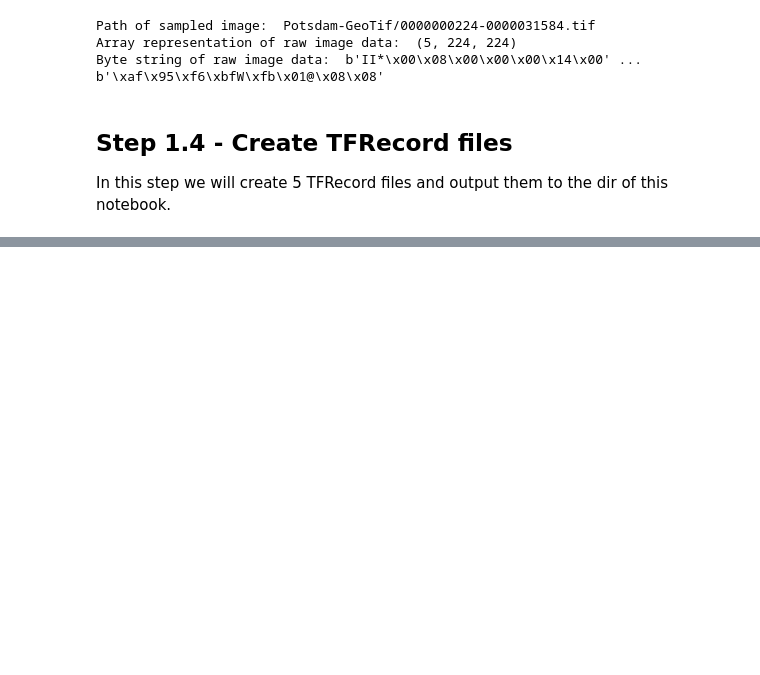
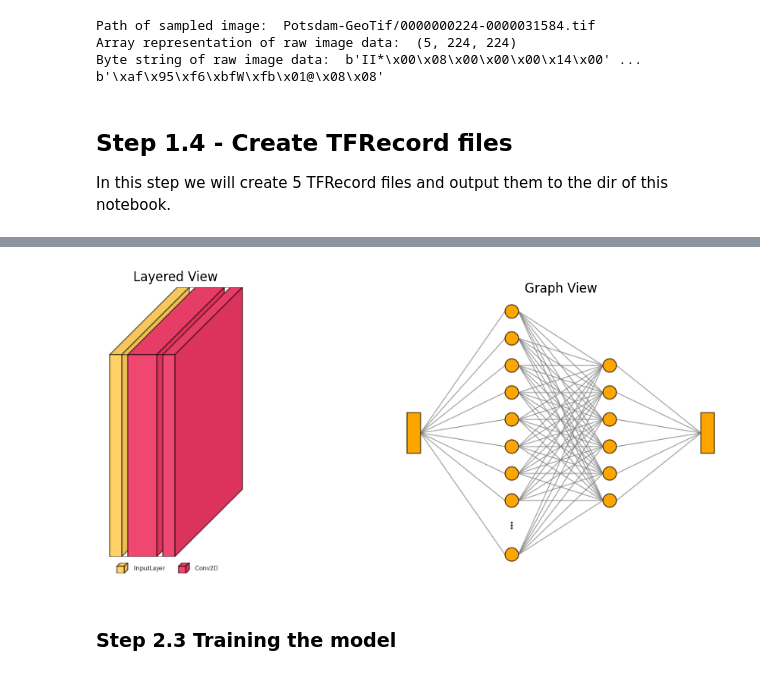
Before and after one commit to willayy/Design-Of-AI-Systems, a Jupyter notebook: module5group22/lab5.ipynb, the cells around one changed output, grey strips where cells are left out. Saved outputs shown, nothing was run; the diff lists cells and outputs as text; code cells hidden in the pictures; blank space fills up the shorter version.

Commit message:
Unet model

```diff
--- a/module5group22/lab5.ipynb
+++ b/module5group22/lab5.ipynb
@@ -216,0 +241,17 @@ Writing raw image data to tfrecords for split 4
+# %%
+FEATURE_DESCRIPTION = {
+    "image":    tf.io.FixedLenFeature([], tf.string),  # raw .tif bytes
+    "filename": tf.io.FixedLenFeature([], tf.string),  # path string
+}
+
+CHANNEL_CONFIG = {
+    "rgb":              [0, 1, 2],
+    "rgb_ir":           [0, 1, 2, 3],
+    "rgb_elevation":    [0, 1, 2, 4],
+    "all_features":     [0, 1, 2, 3, 4],
+}
+
+# Change this one line to switch configurations
+SELECTED_CHANNELS = CHANNEL_CONFIG["rgb_ir"]
+NUM_CHANNELS      = len(SELECTED_CHANNELS)
+NUM_CLASSES       = 6
@@ -216,0 +374,58 @@ Writing raw image data to tfrecords for split 4
+# %%
+def build_cnn(num_classes):
+    inputs = tf.keras.layers.Input(shape=(224, 224, NUM_CHANNELS))
+
+    x = tf.keras.layers.Conv2D(
+        filters=32,
+        kernel_size=(3, 3),
+        activation='relu',
+        padding='same'
+    )(inputs)
+
+    outputs = tf.keras.layers.Conv2D(
+        filters=num_classes,
+        kernel_size=(3, 3),
+        activation='softmax',
+        padding='same'
+    )(x)
+
+    return tf.keras.Model(inputs, outputs)
+
+model = build_cnn(num_classes=NUM_CLASSES)
+
+model.compile(
+    optimizer=tf.keras.optimizers.Adam(learning_rate=1e-3),
+    loss=tf.keras.losses.SparseCategoricalCrossentropy(from_logits=False),
+    metrics=[tf.keras.metrics.SparseCategoricalAccuracy(name='accuracy')]
+)
+
+
+# ---- visualkeras visualization ----
+def visualize_model(model, figsize, scale_xy, scale_z):
+    # Hack to make visualkeras work.
+    for layer in model.layers:
+        if not hasattr(layer, 'output_shape'):
+            layer.output_shape = layer.output.shape
+
+    fig, ax = plt.subplots(1, 2, figsize=figsize)
+
+    # Generate the first view
+    img1 = visualkeras.layered_view(model, legend=True, scale_xy=scale_xy, scale_z=scale_z)
+    ax[0].imshow(img1)
+    ax[0].set_title("Layered View")
+    ax[0].axis("off")  # Hide axes ticks
+
+    # Generate the second view
+    img2 = visualkeras.graph_view(model, node_size=20, node_spacing=20, layer_spacing=125)
+    ax[1].imshow(img2)
+    ax[1].set_title("Graph View")
+    ax[1].axis("off")
+
+    plt.show()
+
+
+visualize_model(model, (12, 5), 1.5, 1.5)
+# %% [output]
+[figure, added]
+# %% [markdown]
+### Step 2.3 Training the model
```
Also changed, not shown: parts of 19 cells of this notebook, 2 other files.
